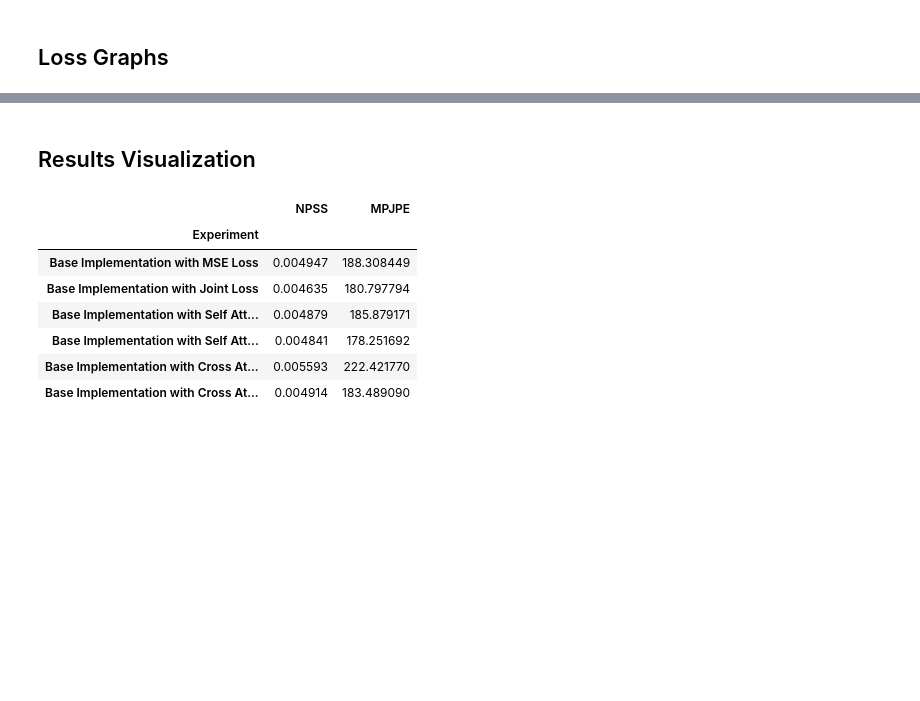
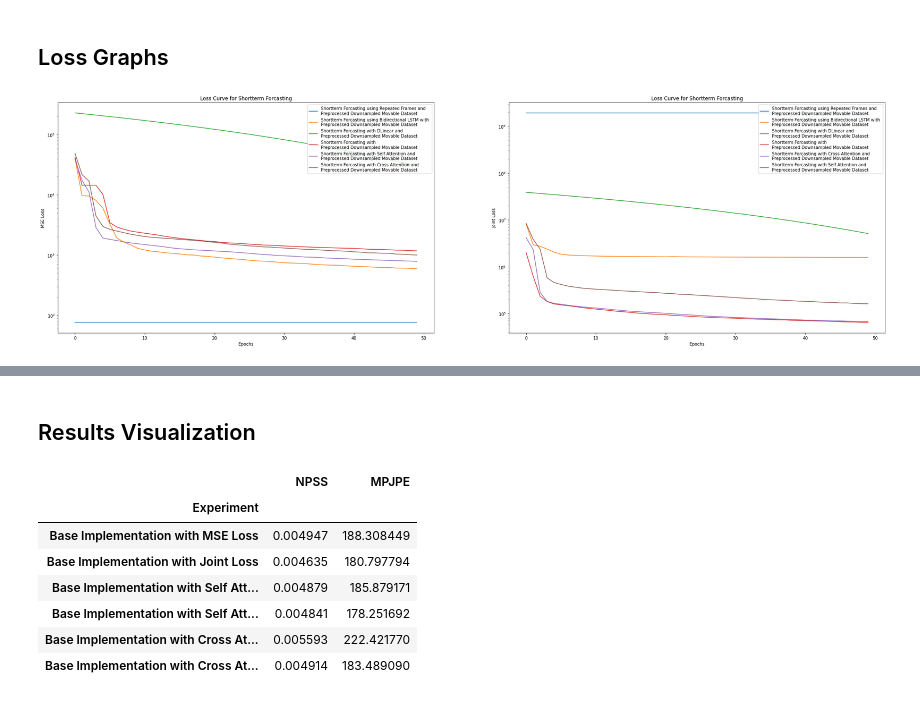
Before and after one commit to IbramMedhat/Human-Motion-Synthesis, a Jupyter notebook: GlocalNet_full_implmentation.ipynb, the cells around one changed output, grey strips where cells are left out. Cells and saved outputs as stored; diff of their text form; code cells hidden in the pictures; blank space fills up the shorter version.

```diff
--- a/GlocalNet_full_implmentation.ipynb
+++ b/GlocalNet_full_implmentation.ipynb
@@ -1262,0 +1305,3 @@ MPJPE: 577.3323642552489
+# %%
+history_model18, glocal_model18 = run_experiment(preprocessed_downsampled_dataX_shortterm_movable, preprocessed_downsampled_dataY_shortterm_movable, epochs=50, only_glogen=True,
+                                                batch_size=20, output_diminsion=34, use_mse=True, validation_split=0.0, cross_attention=True, metrics=[tf.keras.losses.mean_absolute_percentage_error])
@@ -1508,0 +1661,3 @@ plt.show()
+# %%
+repeated_frames_jointloss = [1934934784.0] * 50
+repeated_frames_mse = [76.37667083740234] * 50
@@ -1508,0 +1727,35 @@ plt.show()
+# %%
+fig = plt.figure(figsize=(35,10))
+
+plt.subplot(1,2,1)
+plt.plot(repeated_frames_mse, label='Shortterm Forcasting using Repeated Frames and \nPreprocessed Downsampled Movable Dataset')
+plt.plot(bilstm_shortterm_mse, label='Shortterm Forcasting using Bidirectional LSTM with \nPreprocessed Downsampled Movable Dataset')
+plt.plot(dlinear_shortterm_mse, label='Shortterm Forcasting with DLinear and \nPreprocessed Downsampled Movable Dataset')
+plt.plot(reloaded_model3_history, label='Shortterm Forcasting with \nPreprocessed Downsampled Movable Dataset')
+plt.plot(reloaded_model5_history, label='Shortterm Forcasting with Self Attention and \nPreprocessed Downsampled Movable Dataset')
+plt.plot(history_model18.history['loss'], label='Shortterm Forcasting with Cross Attention and \nPreprocessed Downsampled Movable Dataset')
+
+plt.xlabel('Epochs')
+plt.ylabel('MSE Loss')
+plt.title('Loss Curve for Shortterm Forcasting')
+plt.yscale("log")
+plt.legend()
+
+plt.subplot(1,2,2)
+plt.plot(repeated_frames_jointloss, label='Shortterm Forcasting using Repeated Frames and \nPreprocessed Downsampled Movable Dataset')
+plt.plot(bilstm_shortterm_jointloss, label='Shortterm Forcasting using Bidirectional LSTM with \nPreprocessed Downsampled Movable Dataset')
+plt.plot(dlinear_shortterm_jointloss, label='Shortterm Forcasting with DLinear and \nPreprocessed Downsampled Movable Dataset')
+plt.plot(reloaded_model4_history, label='Shortterm Forcasting with \nPreprocessed Downsampled Movable Dataset')
+plt.plot(reloaded_model6_history, label='Shortterm Forcasting with Cross Attention and \nPreprocessed Downsampled Movable Dataset')
+plt.plot(reloaded_model17_history, label='Shortterm Forcasting with Self Attention and \nPreprocessed Downsampled Movable Dataset')
+
+plt.xlabel('Epochs')
+plt.ylabel('Joint Loss')
+plt.title('Loss Curve for Shortterm Forcasting')
+plt.yscale("log")
+plt.legend()
+
+plt.savefig('./Shortterm_loss_curve', bbox_inches='tight')
+plt.show()
+# %% [output]
+[figure, added]
```
Also changed, not shown: parts of 61 cells of this notebook, 2 other files.
